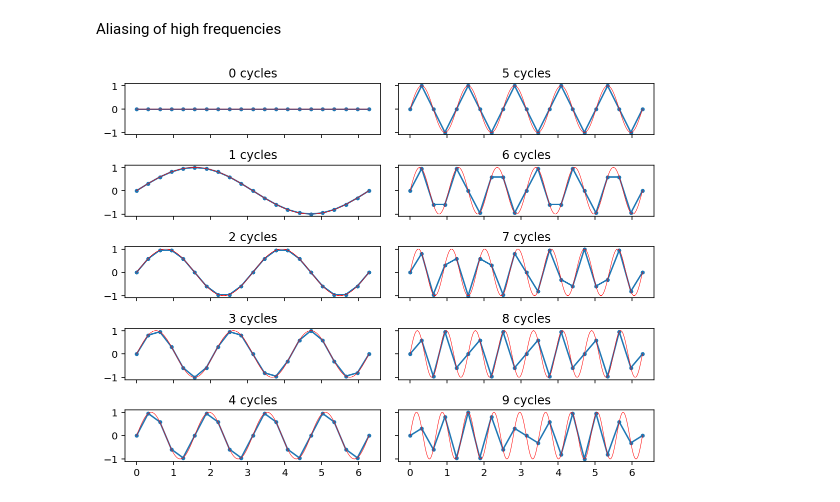
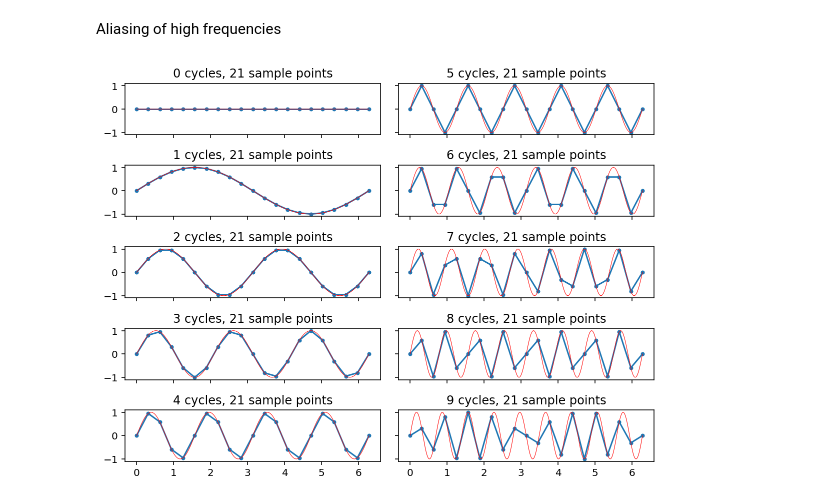
Before and after one commit to piecesofmindlab/UNR_PSY_763, a Jupyter notebook: BasicPython/Fourier transform.ipynb, the cells around one changed output. Cells and saved outputs as stored; diff of their text form; code cells hidden in the pictures.

```diff
--- a/BasicPython/Fourier transform.ipynb
+++ b/BasicPython/Fourier transform.ipynb
@@ -167,13 +167,13 @@ Aliasing of high frequencies
 # %%
 n = 21
 x = np.linspace(0, np.pi*2, n)
 xx = np.linspace(0, np.pi*2, n*100)
 t = np.arange(n)
 fig, axs = plt.subplots(5,2, figsize=(8,6), sharex=True, sharey=True)
 for i, ax in enumerate(axs.T.flatten()):
     ax.plot(x, np.sin(i*x), '.-')
     ax.plot(xx, np.sin(i*xx), lw=0.5, color='r')
-    ax.set_title('%d cycles'%i)
+    ax.set_title('%d cycles, %d sample points'%(i, n))
 plt.tight_layout()
 # %% [output]
-[figure, old version]
+[figure, new version]
```
Also changed, not shown: parts of 2 cells of this notebook, 2 other files.
